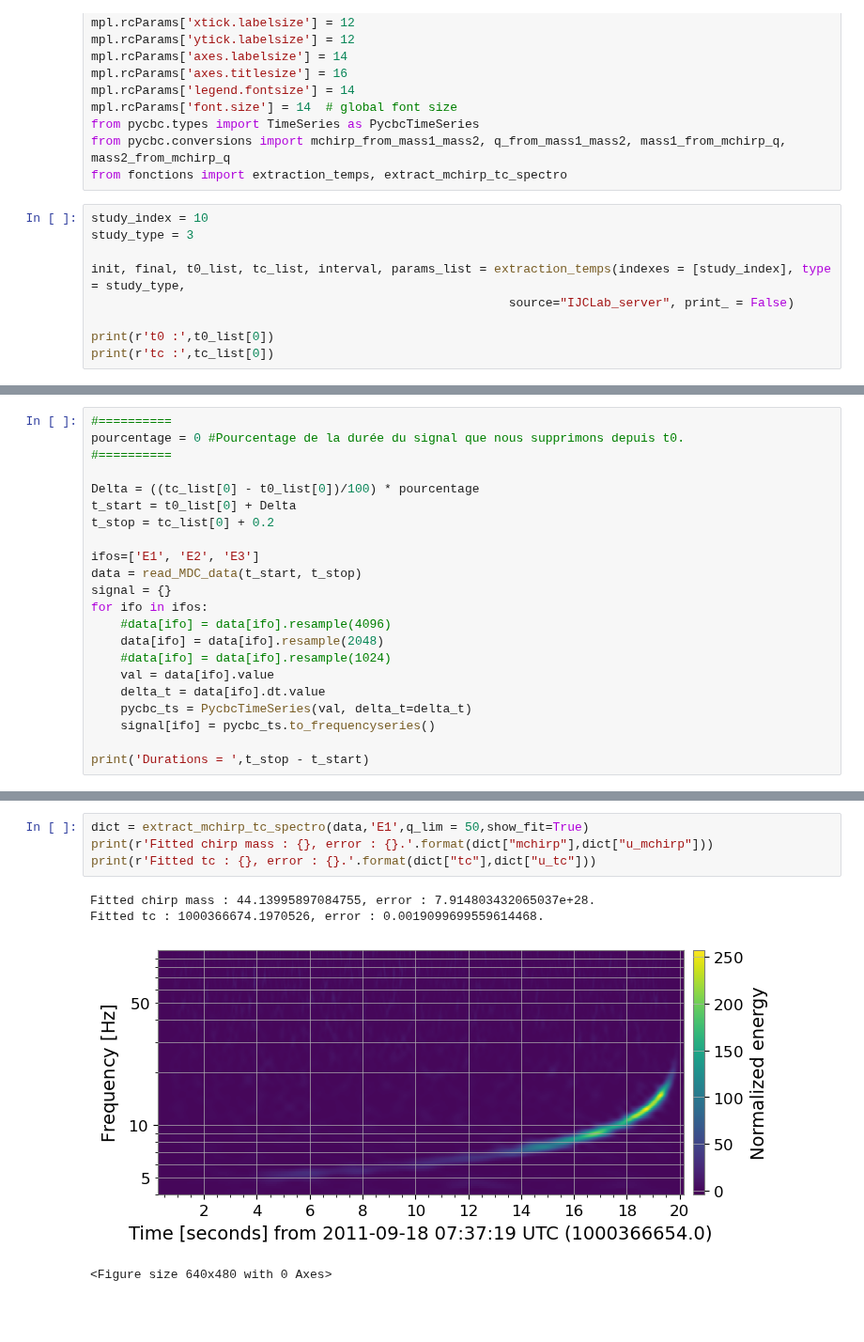
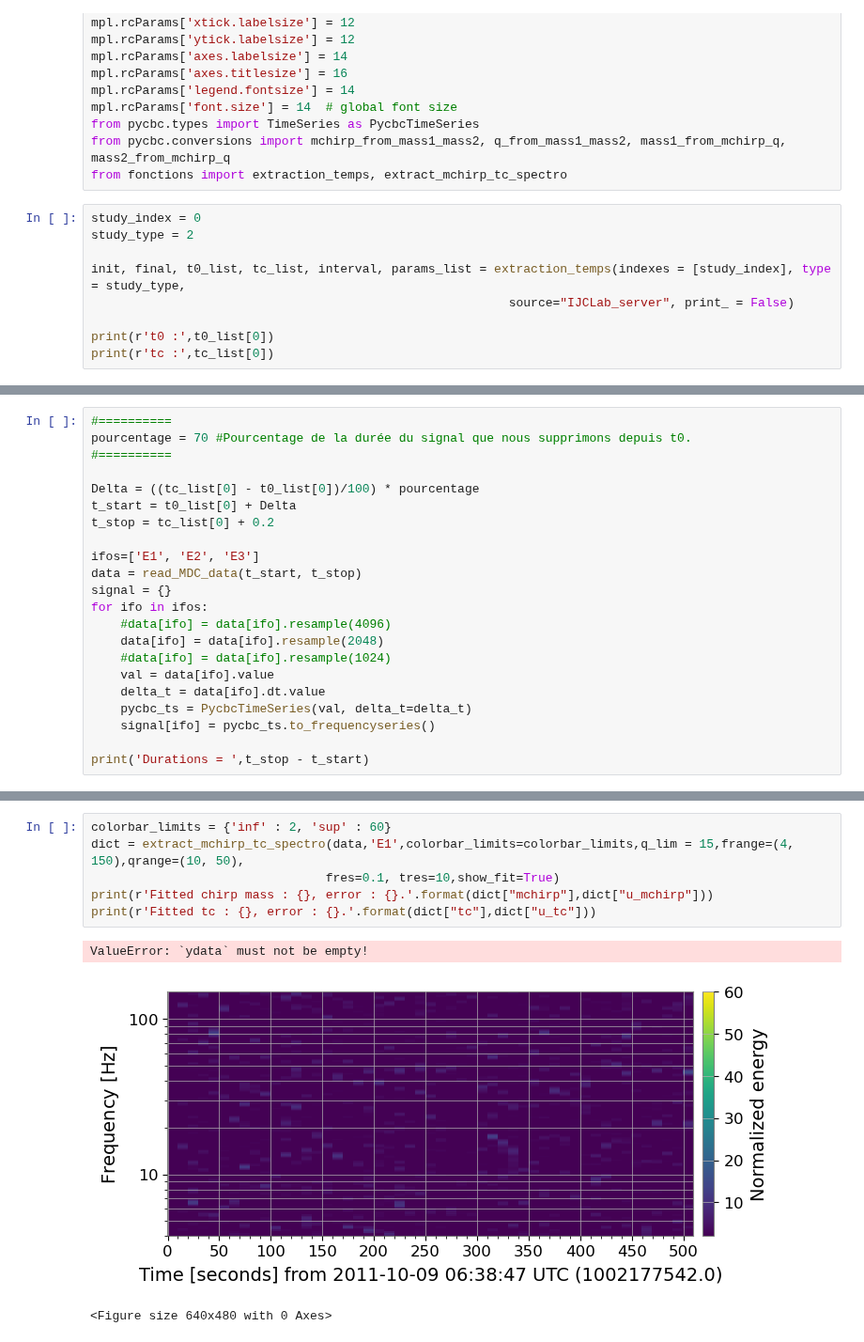
Before and after one commit to Glorieux-Victor/Internship_Victor_CBC_ET, a Jupyter notebook: prepa_pipeline.ipynb, the cells around one changed output, grey strips where cells are left out. Shown at 94% size. Drawn from its saved outputs; the diff is of its cells as text; blank space fills up the shorter version.

```diff
--- a/prepa_pipeline.ipynb
+++ b/prepa_pipeline.ipynb
@@ -22,8 +22,8 @@ from pycbc.types import TimeSeries as PycbcTimeSeries
 from pycbc.conversions import mchirp_from_mass1_mass2, q_from_mass1_mass2, mass1_from_mchirp_q, mass2_from_mchirp_q
 from fonctions import extraction_temps, extract_mchirp_tc_spectro
 # %%
-study_index = 10
-study_type = 3
+study_index = 0
+study_type = 2
 
 init, final, t0_list, tc_list, interval, params_list = extraction_temps(indexes = [study_index], type = study_type,
                                                          source="IJCLab_server", print_ = False)
@@ -36,6 +36,6 @@ tc : 1001372606.533215
 # %%
 #==========
-pourcentage = 0 #Pourcentage de la durée du signal que nous supprimons depuis t0.
+pourcentage = 70 #Pourcentage de la durée du signal que nous supprimons depuis t0.
 #==========
 
 Delta = ((tc_list[0] - t0_list[0])/100) * pourcentage
@@ -76,9 +90,10 @@ tc : 1000366673.943223
 # %%
-dict = extract_mchirp_tc_spectro(data,'E1',q_lim = 50,show_fit=True)
+colorbar_limits = {'inf' : 2, 'sup' : 60}
+dict = extract_mchirp_tc_spectro(data,'E1',colorbar_limits=colorbar_limits,q_lim = 15,frange=(4, 150),qrange=(10, 50),
+                                fres=0.1, tres=10,show_fit=True)
 print(r'Fitted chirp mass : {}, error : {}.'.format(dict["mchirp"],dict["u_mchirp"]))
 print(r'Fitted tc : {}, error : {}.'.format(dict["tc"],dict["u_tc"]))
 # %% [output]
-Fitted chirp mass : 44.13995897084755, error : 7.914803432065037e+28.
-Fitted tc : 1000366674.1970526, error : 0.0019099699559614468.
+ValueError: `ydata` must not be empty!
-[figure, old version]
+[figure, new version]
 <Figure size 640x480 with 0 Axes>
```
Also changed, not shown: parts of 3 cells of this notebook, 10 other files.
